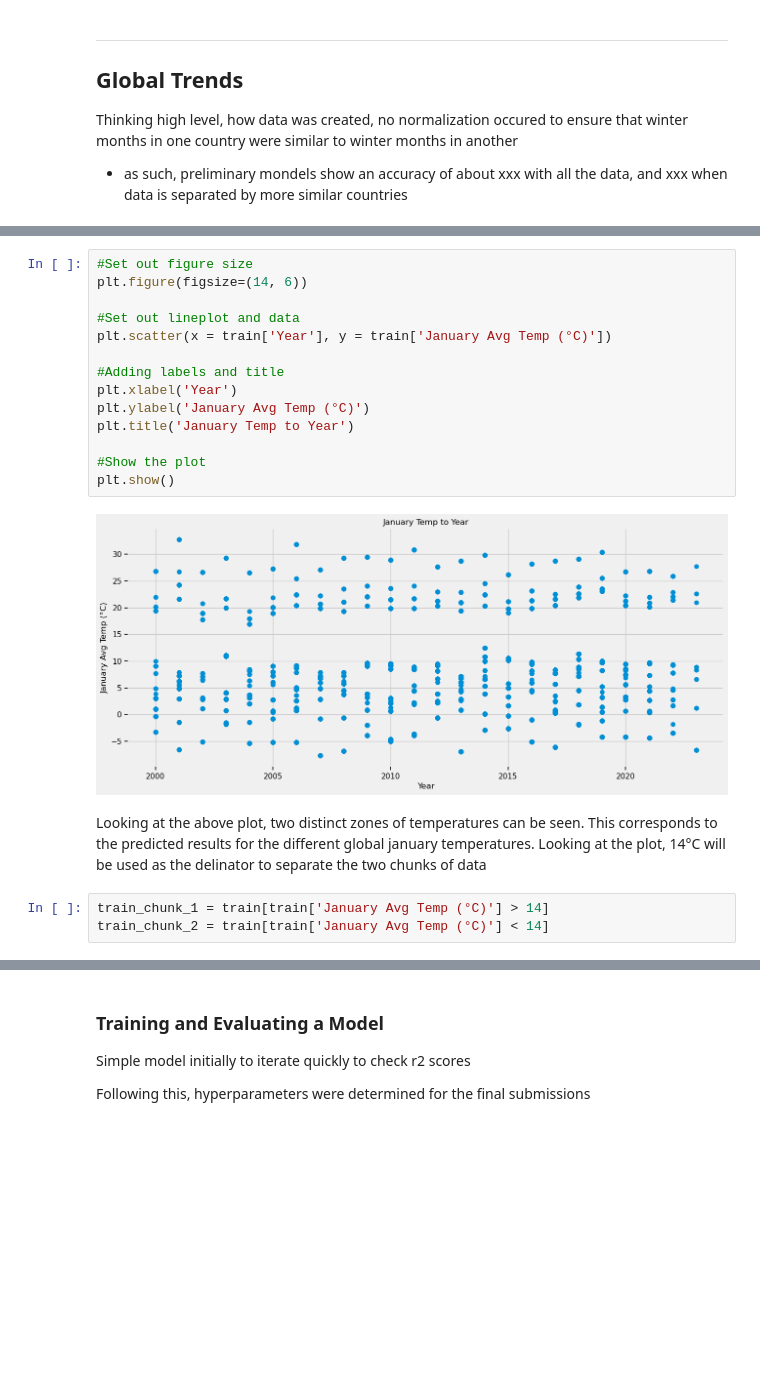
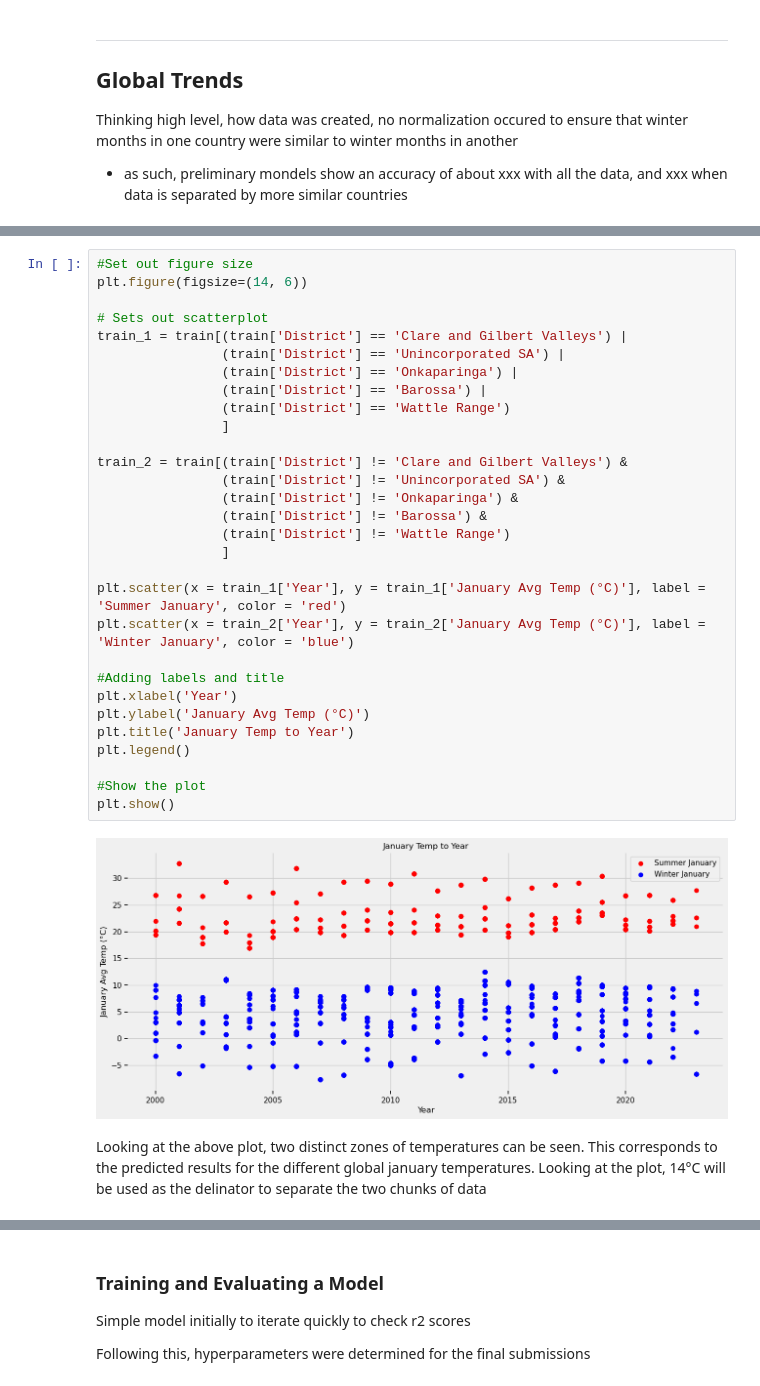
Before and after one commit to willhall2001/BreakinBadCode, a Jupyter notebook: 06_Machine_Leaning_Model_2.ipynb, the cells around one changed output, grey strips where cells are left out. Drawn from its saved outputs; the diff is of its cells as text; blank space fills up the shorter version.

```diff
--- a/06_Machine_Leaning_Model_2.ipynb
+++ b/06_Machine_Leaning_Model_2.ipynb
@@ -387,21 +355,34 @@ Thinking high level, how data was created, no normalization occured to ensure th
 # %%
 #Set out figure size
 plt.figure(figsize=(14, 6))
 
-#Set out lineplot and data
-plt.scatter(x = train['Year'], y = train['January Avg Temp (°C)'])
+# Sets out scatterplot
+train_1 = train[(train['District'] == 'Clare and Gilbert Valleys') |
+                (train['District'] == 'Unincorporated SA') |
+                (train['District'] == 'Onkaparinga') |
+                (train['District'] == 'Barossa') |
+                (train['District'] == 'Wattle Range')
+                ]
+
+train_2 = train[(train['District'] != 'Clare and Gilbert Valleys') &
+                (train['District'] != 'Unincorporated SA') &
+                (train['District'] != 'Onkaparinga') &
+                (train['District'] != 'Barossa') &
+                (train['District'] != 'Wattle Range')
+                ]
+
+plt.scatter(x = train_1['Year'], y = train_1['January Avg Temp (°C)'], label = 'Summer January', color = 'red')
+plt.scatter(x = train_2['Year'], y = train_2['January Avg Temp (°C)'], label = 'Winter January', color = 'blue')
 
 #Adding labels and title
 plt.xlabel('Year')
 plt.ylabel('January Avg Temp (°C)')
 plt.title('January Temp to Year')
+plt.legend()
 
 #Show the plot
 plt.show()
 # %% [output]
-[figure, old version]
+[figure, new version]
 # %% [markdown]
 Looking at the above plot, two distinct zones of temperatures can be seen. This corresponds to the predicted results for the different global january temperatures. Looking at the plot, 14°C will be used as the delinator to separate the two chunks of data
-# %%
-train_chunk_1 = train[train['January Avg Temp (°C)'] > 14]
-train_chunk_2 = train[train['January Avg Temp (°C)'] < 14]
```
Also changed, not shown: parts of 28 cells of this notebook, 1 other file.
